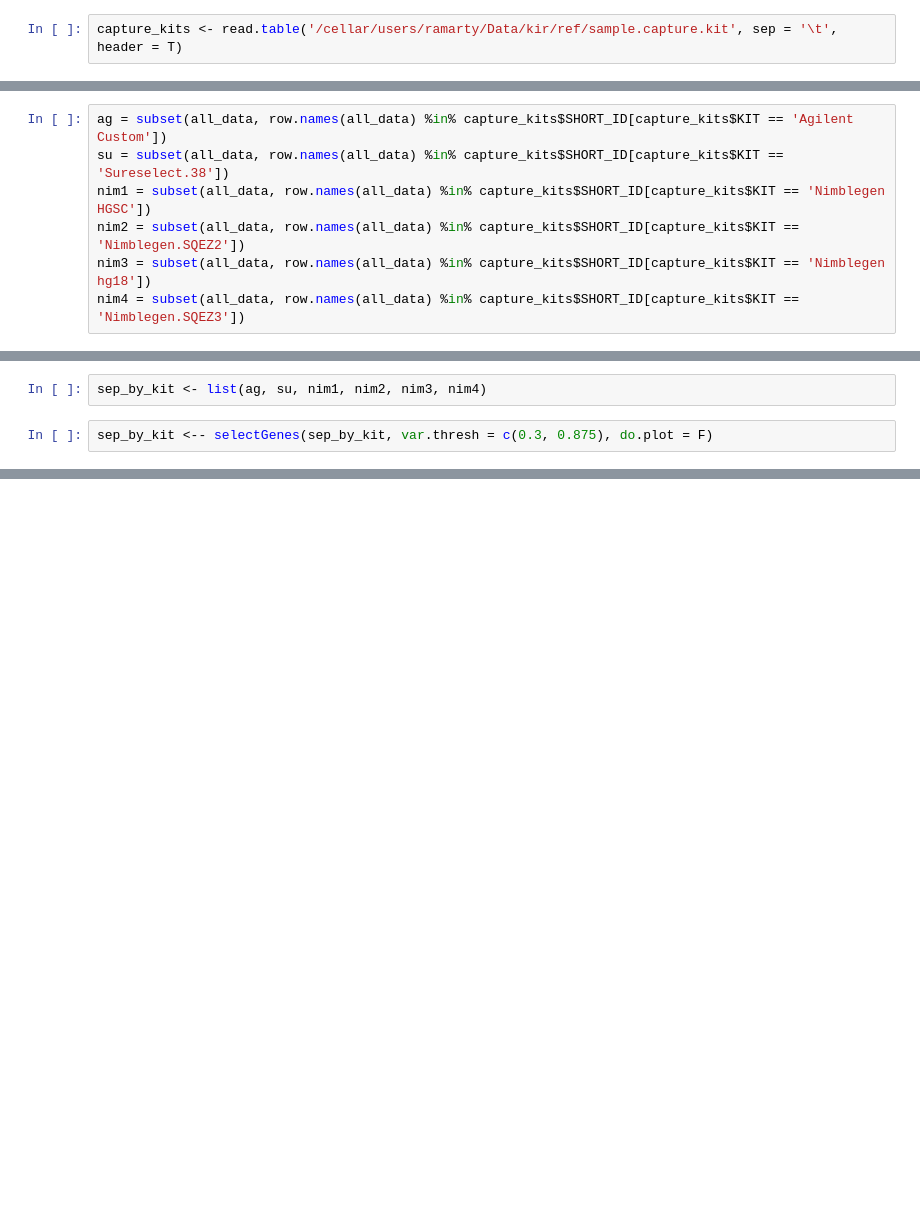
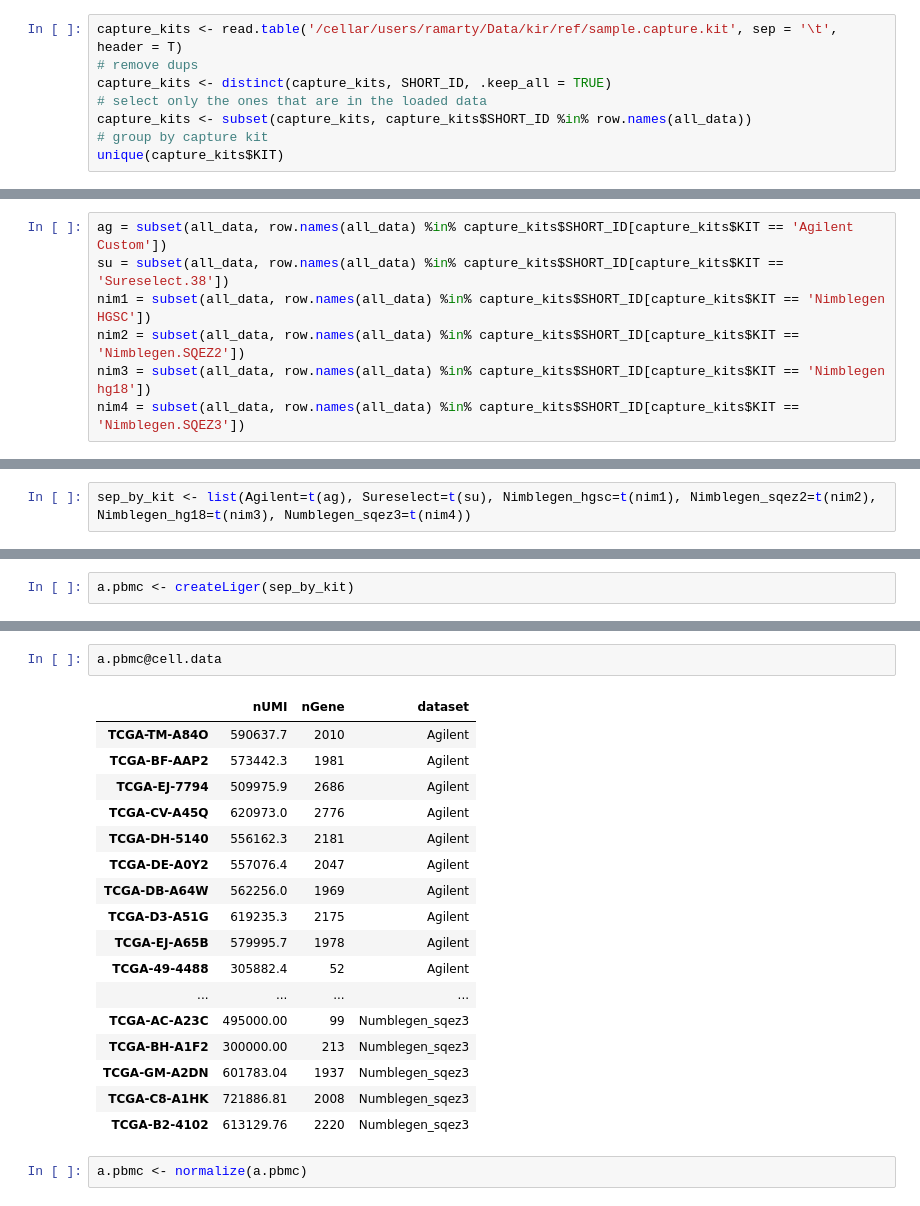
Before and after one commit to algaebrown/KIR_development, a Jupyter notebook: visualization/20190903_Liger_nor_read.ipynb, the cells around one changed output, grey strips where cells are left out. Drawn from its saved outputs; the diff is of its cells as text; blank space fills up the shorter version.

```diff
--- a/visualization/20190903_Liger_nor_read.ipynb
+++ b/visualization/20190903_Liger_nor_read.ipynb
@@ -3,2 +37,8 @@ all_data = read.table('/cellar/users/hsher/Data/nor_read.csv', sep = ',', row.na
 # %%
 capture_kits <- read.table('/cellar/users/ramarty/Data/kir/ref/sample.capture.kit', sep = '\t', header = T)
+# remove dups
+capture_kits <- distinct(capture_kits, SHORT_ID, .keep_all = TRUE)
+# select only the ones that are in the loaded data
+capture_kits <- subset(capture_kits, capture_kits$SHORT_ID %in% row.names(all_data))
+# group by capture kit
+unique(capture_kits$KIT)
@@ -24,4 +56,2 @@ library(liger)
 # %%
-sep_by_kit <- list(ag, su, nim1, nim2, nim3, nim4)
+sep_by_kit <- list(Agilent=t(ag), Sureselect=t(su), Nimblegen_hgsc=t(nim1), Nimblegen_sqez2=t(nim2), Nimblegen_hg18=t(nim3), Numblegen_sqez3=t(nim4))
-# %%
-sep_by_kit <-- selectGenes(sep_by_kit, var.thresh = c(0.3, 0.875), do.plot = F)
@@ -50,0 +58,2 @@ Call `pkgbuild::check_build_tools(debug = TRUE)` to diagnose the problem.
+# %%
+a.pbmc <- createLiger(sep_by_kit)
@@ -50,0 +78,22 @@ Call `pkgbuild::check_build_tools(debug = TRUE)` to diagnose the problem.
+# %%
+a.pbmc@cell.data
+# %% [output]
+|  | nUMI | nGene | dataset |
+| TCGA-TM-A84O | 590637.7 | 2010 | Agilent |
+| TCGA-BF-AAP2 | 573442.3 | 1981 | Agilent |
+| TCGA-EJ-7794 | 509975.9 | 2686 | Agilent |
+| TCGA-CV-A45Q | 620973.0 | 2776 | Agilent |
+| TCGA-DH-5140 | 556162.3 | 2181 | Agilent |
+| TCGA-DE-A0Y2 | 557076.4 | 2047 | Agilent |
+| TCGA-DB-A64W | 562256.0 | 1969 | Agilent |
+| TCGA-D3-A51G | 619235.3 | 2175 | Agilent |
+| TCGA-EJ-A65B | 579995.7 | 1978 | Agilent |
+| TCGA-49-4488 | 305882.4 | 52 | Agilent |
+| ... | ... | ... | ... |
+| TCGA-AC-A23C | 495000.00 | 99 | Numblegen_sqez3 |
+| TCGA-BH-A1F2 | 300000.00 | 213 | Numblegen_sqez3 |
+| TCGA-GM-A2DN | 601783.04 | 1937 | Numblegen_sqez3 |
+| TCGA-C8-A1HK | 721886.81 | 2008 | Numblegen_sqez3 |
+| TCGA-B2-4102 | 613129.76 | 2220 | Numblegen_sqez3 |
+# %%
+a.pbmc <- normalize(a.pbmc)
```
Also changed, not shown: parts of 28 cells of this notebook, 17 other files.
